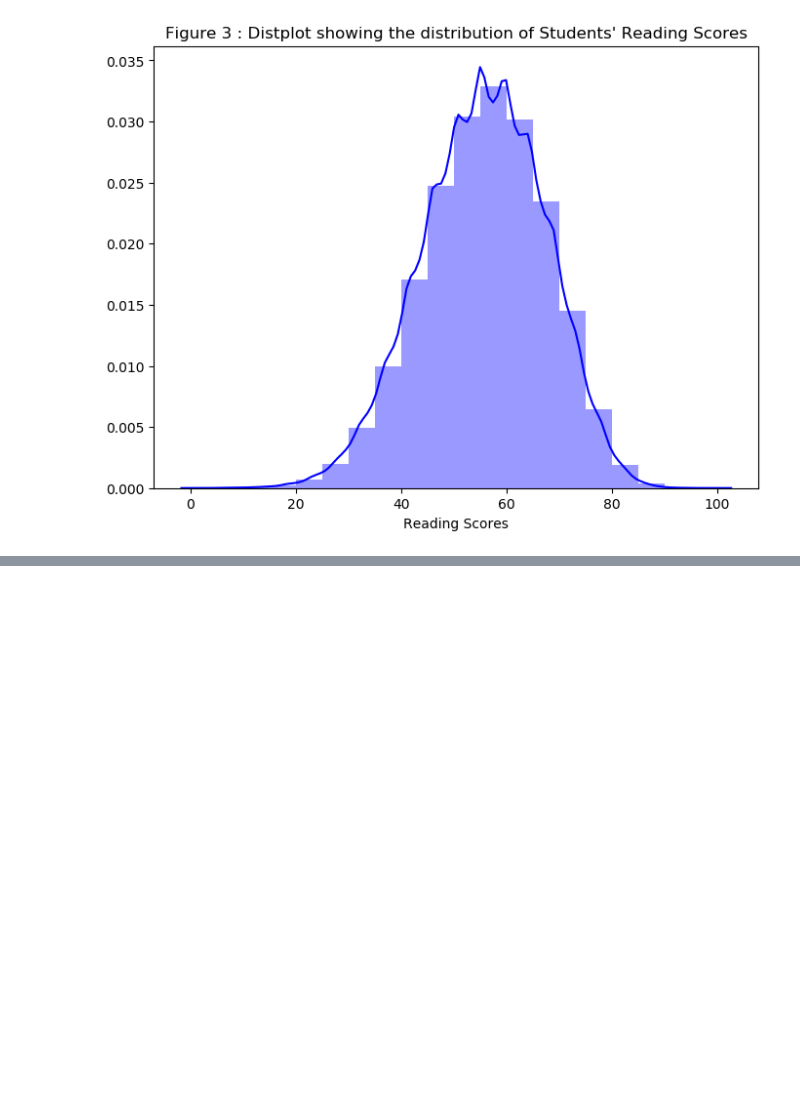
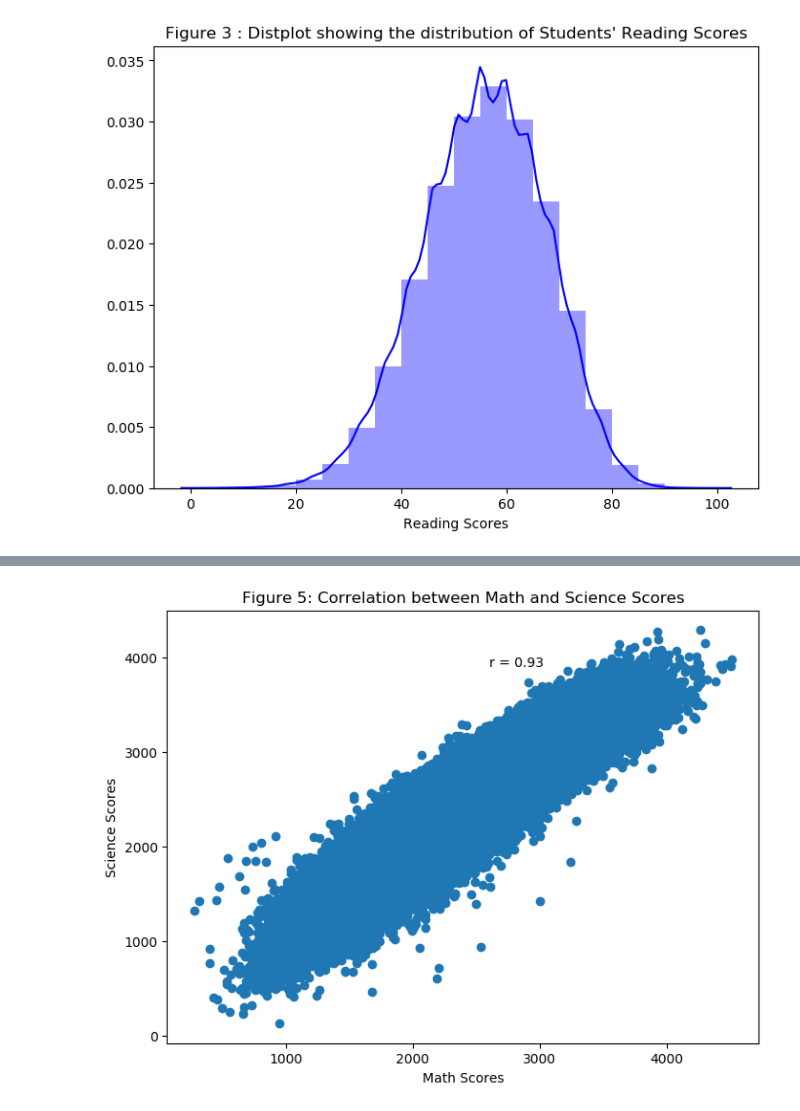
Before and after one commit to awojidetola/Udacity-Data-Analysis-ND, a Jupyter notebook: PISA 2012 Analysis/Combination 1.ipynb, the cells around one changed output, grey strips where cells are left out. Saved outputs shown, nothing was run; the diff lists cells and outputs as text; code cells hidden in the pictures; blank space fills up the shorter version.

```diff
--- a/PISA 2012 Analysis/Combination 1.ipynb
+++ b/PISA 2012 Analysis/Combination 1.ipynb
@@ -228,0 +236,24 @@ The Multiple Barchart in Figure 4 shows that students with posessions (Literatur
+# %%
+def sum_values (column):
+    for i in range(len(column)):
+        return(data[column[0]] + data[column[1]] + data[column[2]] + data[column[3]] + data[column[4]])
+# %%
+math = ['PV1MATH', 'PV2MATH','PV3MATH','PV4MATH','PV5MATH']
+science = ['PV1SCIE','PV2SCIE','PV3SCIE','PV4SCIE','PV5SCIE']
+change = ['PV1MACC','PV2MACC','PV3MACC','PV4MACC','PV5MACC']
+quantity = ['PV1MACQ', 'PV2MACQ', 'PV3MACQ', 'PV4MACQ','PV5MACQ']
+shape = ['PV1MACS','PV2MACS','PV3MACS','PV4MACS','PV5MACS']
+uncertain = ['PV1MACU','PV2MACU','PV3MACU','PV4MACS','PV5MACS']
+employ = ['PV1MAPE','PV2MAPE','PV3MAPE','PV4MAPE','PV5MAPE']
+formulate = ['PV1MAPF','PV2MAPF','PV3MAPF','PV4MAPF','PV5MAPF']
+interprete = ['PV1MAPI','PV2MAPI','PV3MAPI','PV4MAPI','PV5MAPI']
+# %%
+math_score = sum_values(math)
+science_score = sum_values(science)
+change_df = sum_values(change)
+quantity_df = sum_values(quantity)
+shape_df = sum_values(shape)
+uncertain_df = sum_values(uncertain)
+employ_df = sum_values(employ)
+formulate_df = sum_values(formulate)
+interprete_df = sum_values(interprete)
@@ -228,0 +268,10 @@ The Multiple Barchart in Figure 4 shows that students with posessions (Literatur
+# %%
+plt.figure(figsize=(8, 6), dpi=100)
+
+plt.scatter(math_score, science_score)
+plt.text(2600,3900,'r = {}'.format(round(math_score.corr(science_score),2)))
+plt.xlabel("Math Scores")
+plt.ylabel("Science Scores")
+plt.title("Figure 5: Correlation between Math and Science Scores");
+# %% [output]
+[figure, added]
```
Also changed, not shown: parts of 26 cells of this notebook.
